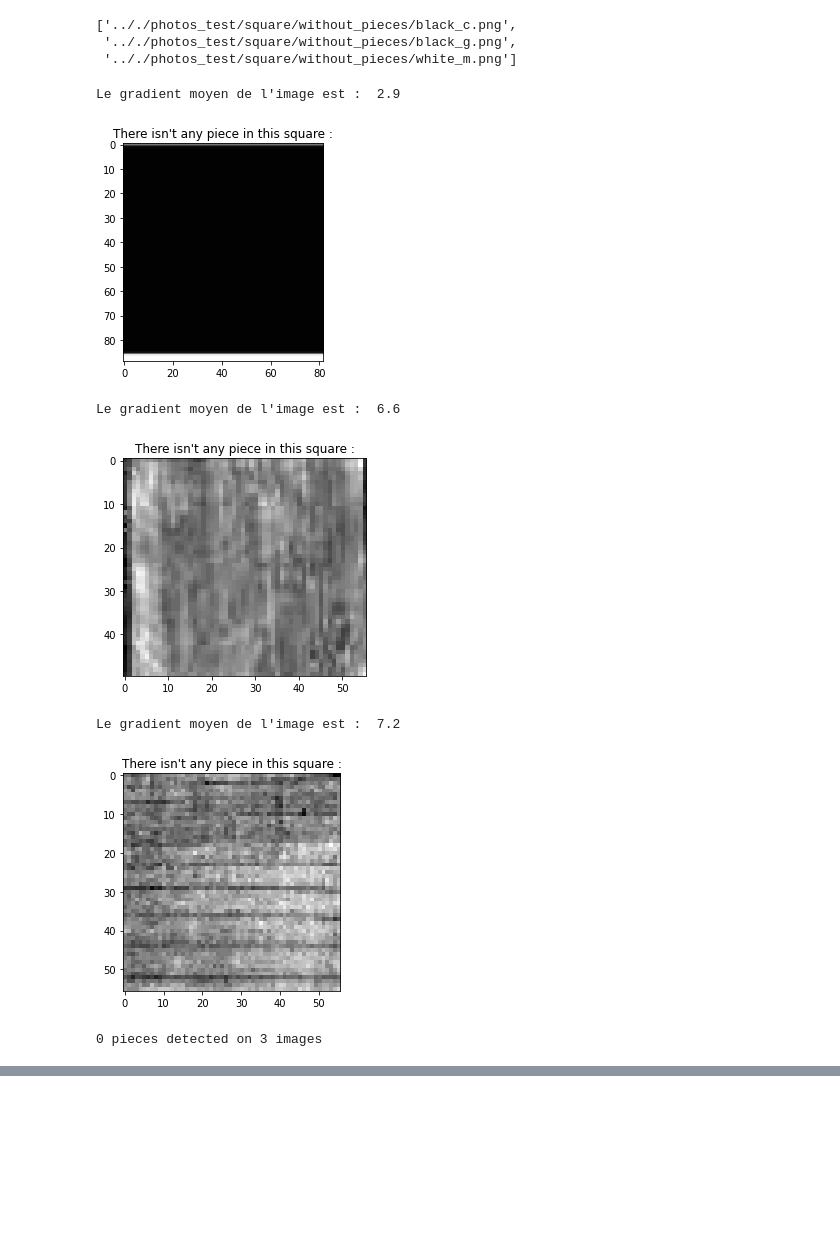
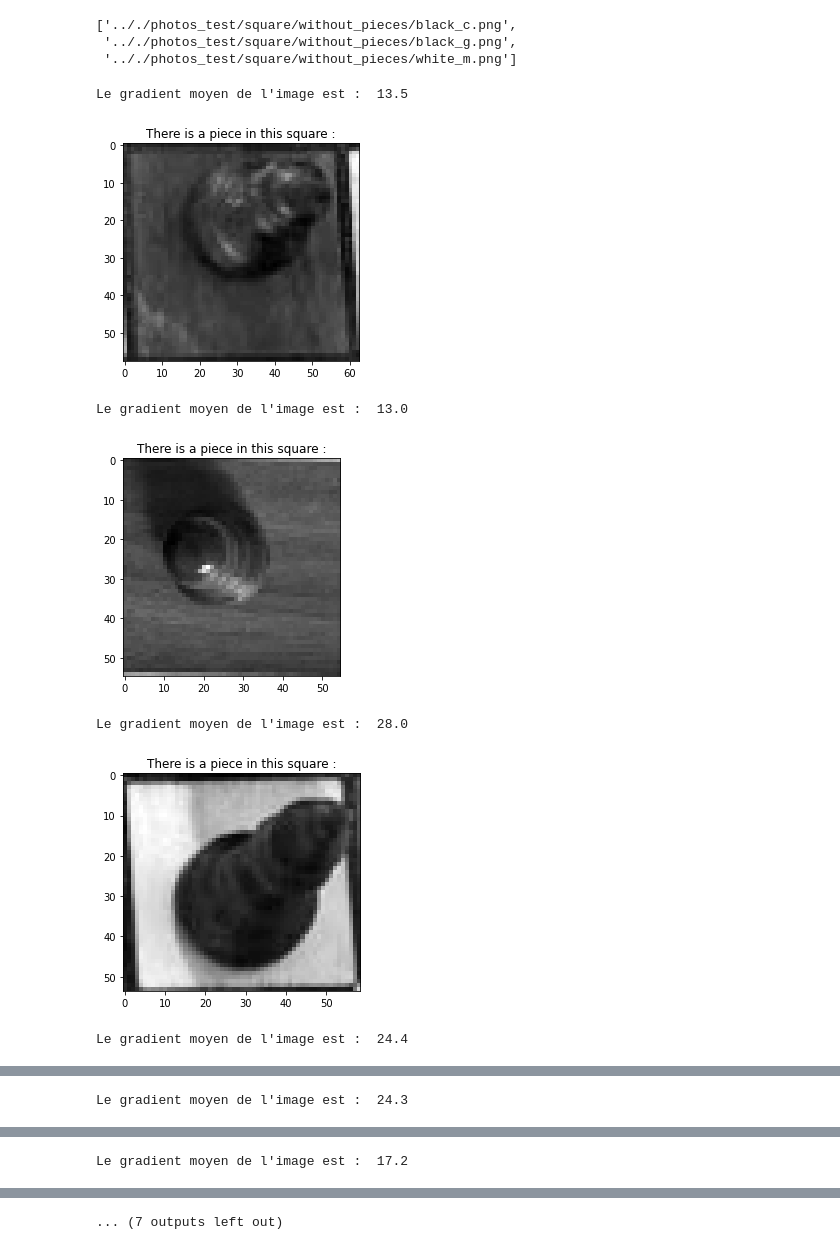
Before and after one commit to GuilhemPrince/VisualChess, a Jupyter notebook: code/piece_detection.ipynb, the cells around one changed output, grey strips where cells are left out. Saved outputs shown, nothing was run; the diff lists cells and outputs as text; code cells hidden in the pictures; blank space fills up the shorter version.

```diff
--- a/code/piece_detection.ipynb
+++ b/code/piece_detection.ipynb
@@ -67,20 +68,20 @@ u.get_list_img_path(empty_squares_path)
  '.././photos_test/square/without_pieces/white_m.png']
 # %%
 def get_result_for_folder(folder_path):
-    img_paths = get_list_img_path(folder_path)
+    img_paths = u.get_list_img_path(folder_path)
     nb_img = len(img_paths)
     pieces_detected = 0
     for img_path in img_paths:
         img = cv2.imread(img_path,0)
         pieces_detected += show_img_and_piece_presence(img)
     print(pieces_detected, 'pieces detected on', nb_img, 'images' )
 
-get_result_for_folder(empty_squares_path)
+get_result_for_folder(pieces_path)
 # %% [output]
-Le gradient moyen de l'image est :  2.9
+Le gradient moyen de l'image est :  13.5
-[figure, old version]
+[figure, new version]
-Le gradient moyen de l'image est :  6.6
+Le gradient moyen de l'image est :  13.0
-[figure, old version]
+[figure, new version]
-Le gradient moyen de l'image est :  7.2
+Le gradient moyen de l'image est :  28.0
-[figure, old version]
+[figure, new version]
-0 pieces detected on 3 images
+Le gradient moyen de l'image est :  24.4
@@ -86,0 +89 @@ Le gradient moyen de l'image est :  7.2
+Le gradient moyen de l'image est :  24.3
@@ -86,0 +91 @@ Le gradient moyen de l'image est :  7.2
+Le gradient moyen de l'image est :  17.2
@@ -86,0 +93 @@ Le gradient moyen de l'image est :  7.2
+... (7 outputs left out)
```
Also changed, not shown: parts of 5 cells of this notebook, 1 other file.
